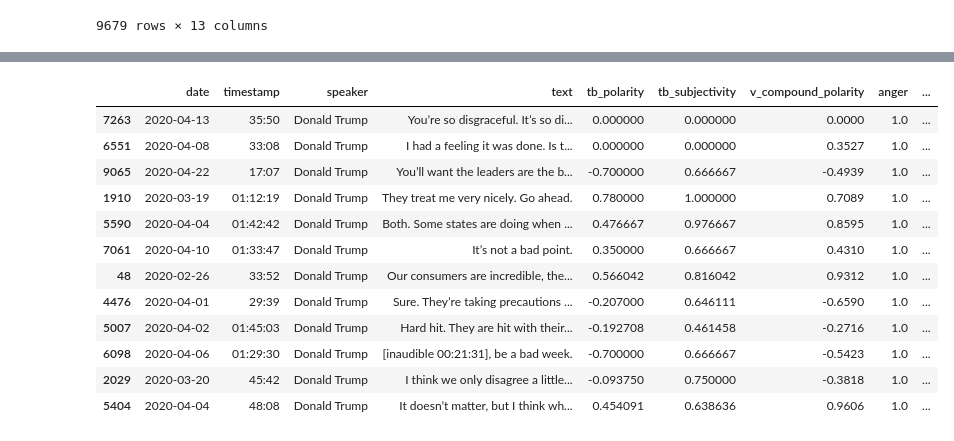
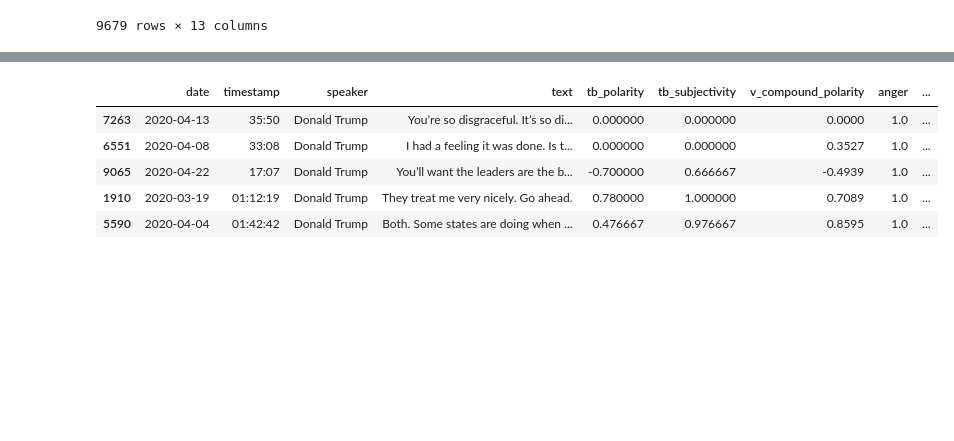
Before and after one commit to brendoncampbell/corona-briefing-tones, a Jupyter notebook: src/analysis.ipynb, the cells around one changed output, grey strips where cells are left out. Saved outputs shown, nothing was run; the diff lists cells and outputs as text; code cells hidden in the pictures; blank space fills up the shorter version.

```diff
--- a/src/analysis.ipynb
+++ b/src/analysis.ipynb
@@ -103,19 +148,12 @@ trump_daily_df
 # %%
 # look at trump's most angry passages
-# why do we see so many 1s here??
+# need to revisit emotion calcs to see why we see so many ones here
 
-trump_df.sort_values(by='anger', ascending=False)[:12]
+trump_df.sort_values(by='anger', ascending=False)[:5]
 # %% [output]
 |  | date | timestamp | speaker | text | tb_polarity | tb_subjectivity | v_compound_polarity | anger | ... |
 | 7263 | 2020-04-13 | 35:50 | Donald Trump | You’re so disgraceful. It’s so di... | 0.000000 | 0.000000 | 0.0000 | 1.0 | ... |
 | 6551 | 2020-04-08 | 33:08 | Donald Trump | I had a feeling it was done. Is t... | 0.000000 | 0.000000 | 0.3527 | 1.0 | ... |
 | 9065 | 2020-04-22 | 17:07 | Donald Trump | You’ll want the leaders are the b... | -0.700000 | 0.666667 | -0.4939 | 1.0 | ... |
 | 1910 | 2020-03-19 | 01:12:19 | Donald Trump | They treat me very nicely. Go ahead. | 0.780000 | 1.000000 | 0.7089 | 1.0 | ... |
 | 5590 | 2020-04-04 | 01:42:42 | Donald Trump | Both. Some states are doing when ... | 0.476667 | 0.976667 | 0.8595 | 1.0 | ... |
-| 7061 | 2020-04-10 | 01:33:47 | Donald Trump | It’s not a bad point. | 0.350000 | 0.666667 | 0.4310 | 1.0 | ... |
-| 48 | 2020-02-26 | 33:52 | Donald Trump | Our consumers are incredible, the... | 0.566042 | 0.816042 | 0.9312 | 1.0 | ... |
-| 4476 | 2020-04-01 | 29:39 | Donald Trump | Sure. They’re taking precautions ... | -0.207000 | 0.646111 | -0.6590 | 1.0 | ... |
-| 5007 | 2020-04-02 | 01:45:03 | Donald Trump | Hard hit. They are hit with their... | -0.192708 | 0.461458 | -0.2716 | 1.0 | ... |
-| 6098 | 2020-04-06 | 01:29:30 | Donald Trump | [inaudible 00:21:31], be a bad week. | -0.700000 | 0.666667 | -0.5423 | 1.0 | ... |
-| 2029 | 2020-03-20 | 45:42 | Donald Trump | I think we only disagree a little... | -0.093750 | 0.750000 | -0.3818 | 1.0 | ... |
-| 5404 | 2020-04-04 | 48:08 | Donald Trump | It doesn’t matter, but I think wh... | 0.454091 | 0.638636 | 0.9606 | 1.0 | ... |
```
Also changed, not shown: parts of 20 cells of this notebook, 2 other files.
